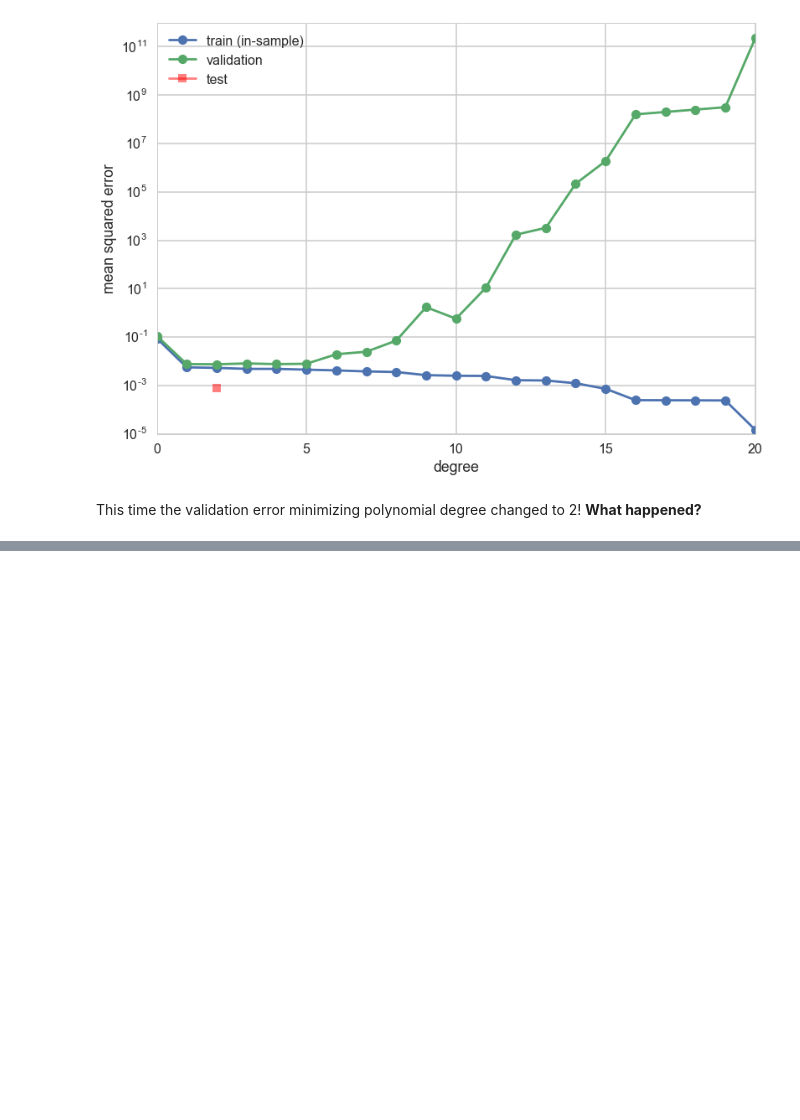
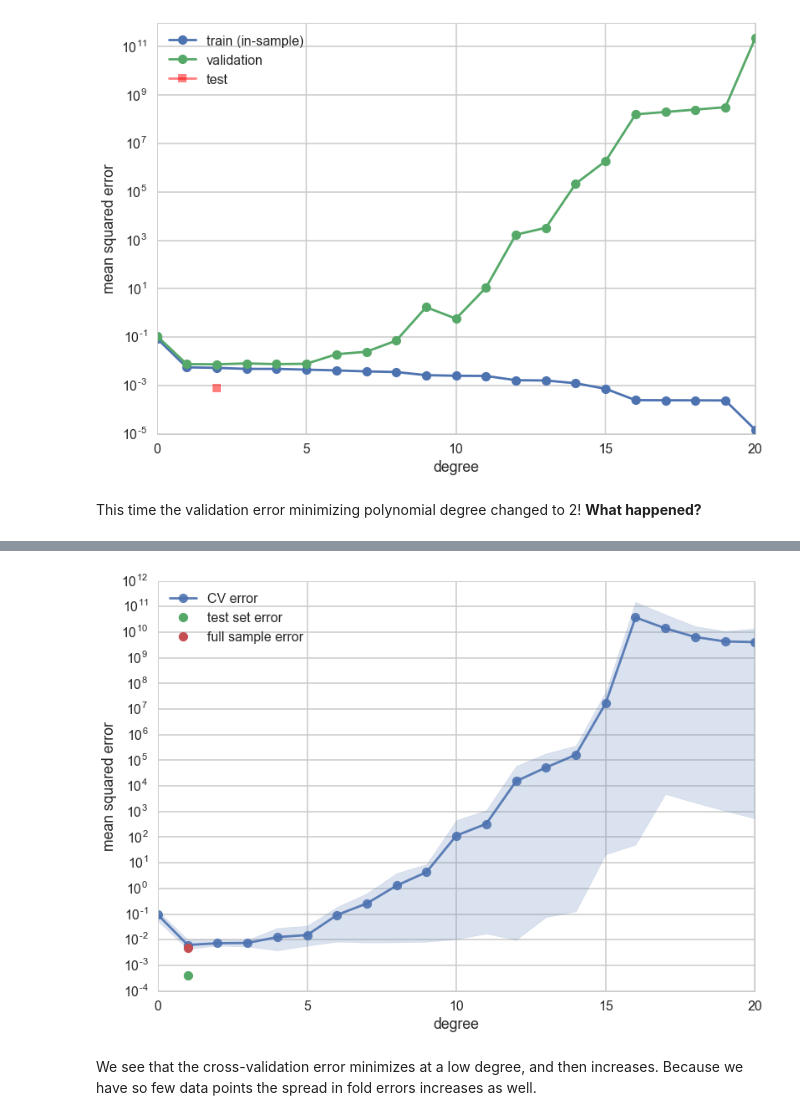
Before and after one commit to suyashSax/CS-109, a Jupyter notebook: Week 6/Lab 5 - Learning Models.ipynb, the cells around one changed output, grey strips where cells are left out. Saved outputs shown, nothing was run; the diff lists cells and outputs as text; code cells hidden in the pictures; blank space fills up the shorter version.

Commit message:
Lab 5 - Cross Validation

```diff
--- a/Week 6/Lab 5 - Learning Models.ipynb
+++ b/Week 6/Lab 5 - Learning Models.ipynb
@@ -1018,0 +1080,31 @@ This time the validation error minimizing polynomial degree changed to 2! **What
+# %%
+# Pick optimal hyper-parameter, i.e. degree polynomial w/ least MSE
+mindeg = np.argmin([r[0] for r in results])
+ttlist=make_features(xtrain, xtest, degrees)
+
+# Fit on whole training set now
+clf = LinearRegression()
+clf.fit(ttlist[mindeg]['train'], ytrain)
+
+# Measure performance on unseen test and train sets
+pred = clf.predict(ttlist[mindeg]['test'])
+err = mean_squared_error(pred, ytest)
+errtr = mean_squared_error(ytrain, clf.predict(ttlist[mindeg]['train']))
+errout = 0.8 * errtr + 0.2*err
+# %%
+# Plot
+c0=sns.color_palette()[0]
+#plt.errorbar(degrees, [r[0] for r in results], yerr=[r[1] for r in results], marker='o', label='CV error', alpha=0.5)
+plt.plot(degrees, [r[0] for r in results], marker='o', label='CV error', alpha=0.9)
+plt.fill_between(degrees, [r[1] for r in results], [r[2] for r in results], color=c0, alpha=0.2)
+plt.plot([mindeg], [err], 'o',  label='test set error')
+plt.plot([mindeg], [errout], 'o',  label='full sample error')
+
+plt.ylabel('mean squared error')
+plt.xlabel('degree')
+plt.legend(loc='upper left')
+plt.yscale("log")
+# %% [output]
+[figure, added]
+# %% [markdown]
+We see that the cross-validation error minimizes at a low degree, and then increases. Because we have so few data points the spread in fold errors increases as well.
```
Also changed, not shown: parts of 6 cells of this notebook.
